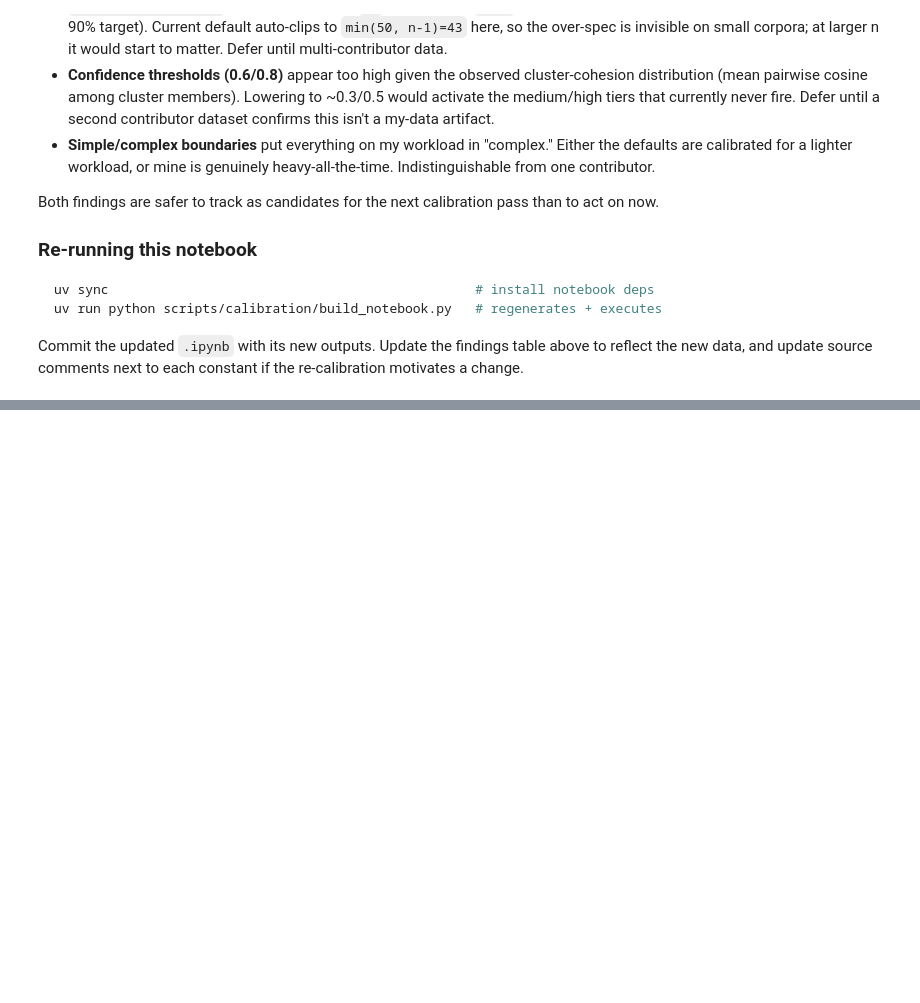
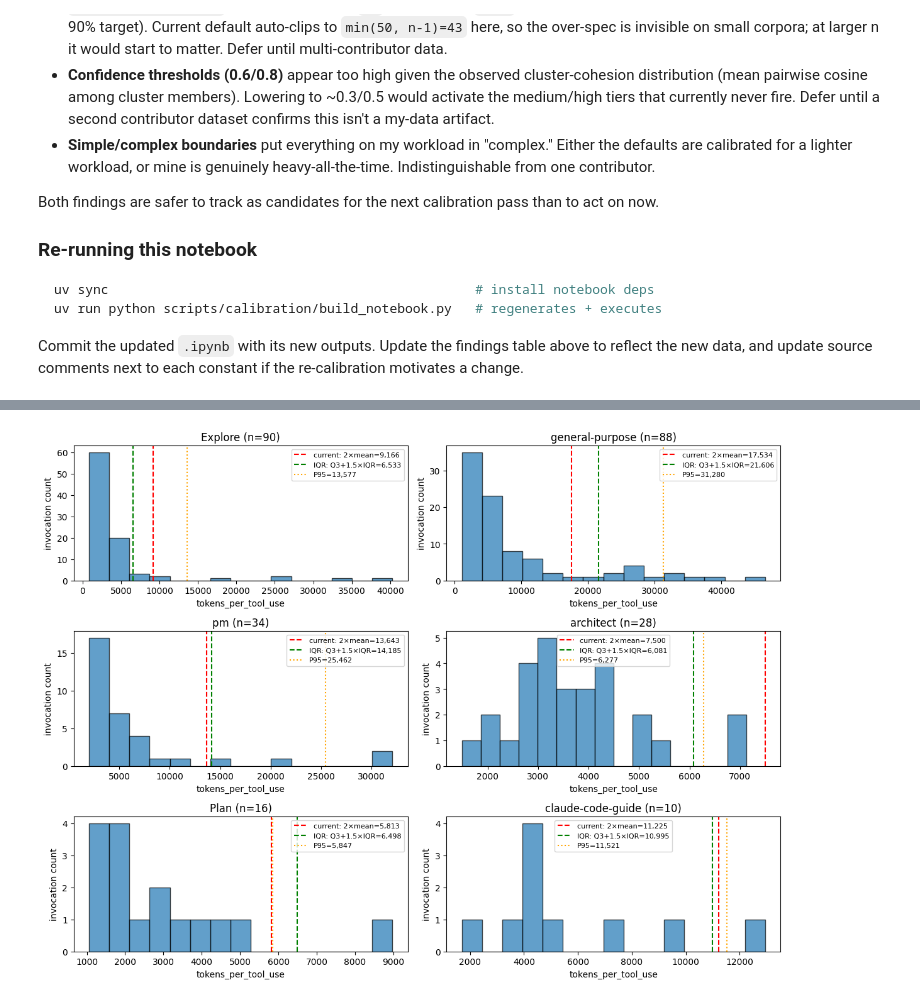
Before and after one commit to frederick-douglas-pearce/agentfluent, a Jupyter notebook: scripts/calibration/threshold_validation.ipynb, the cells around one changed output, grey strips where cells are left out. Cells and saved outputs as stored; diff of their text form; code cells hidden in the pictures; blank space fills up the shorter version.

```diff
--- a/scripts/calibration/threshold_validation.ipynb
+++ b/scripts/calibration/threshold_validation.ipynb
@@ -671,0 +719,17 @@ to each constant if the re-calibration motivates a change.
+# %%
+# Build per-agent-type token-per-tool-use DataFrame
+df_tok = df_inv.dropna(subset=["total_tokens", "tool_uses"]).copy()
+df_tok = df_tok[df_tok["tool_uses"] > 0]
+df_tok["tokens_per_tool_use"] = df_tok["total_tokens"] / df_tok["tool_uses"]
+
+# Restrict to agent types with enough data points for meaningful per-type stats
+agent_n = df_tok.groupby("agent_type").size()
+eligible_types = agent_n[agent_n >= 5].index.tolist()
+df_tok_eligible = df_tok[df_tok["agent_type"].isin(eligible_types)].copy()
+
+print(f"Total invocations with token data: {len(df_tok)}")
+print(f"Agent types with n ≥ 5 (eligible for per-type analysis): "
+      f"{len(eligible_types)} — {sorted(eligible_types)}")
+print(f"Eligible invocations: {len(df_tok_eligible)}")
+
+agent_n.sort_values(ascending=False)
@@ -671,0 +782,36 @@ to each constant if the re-calibration motivates a change.
+# %%
+# Histograms per eligible agent type with current threshold + alternatives marked
+ncols = min(2, len(eligible_types))
+nrows = (len(eligible_types) + ncols - 1) // ncols if ncols else 0
+fig, axes = plt.subplots(nrows, ncols, figsize=(12, 3 * max(nrows, 1)),
+                         squeeze=False) if nrows else (None, None)
+if axes is not None:
+    flat = axes.flat
+    for ax, agent_type in zip(flat, sorted(eligible_types,
+                                           key=lambda t: -agent_n[t])):
+        vals = df_tok_eligible[
+            df_tok_eligible["agent_type"] == agent_type
+        ]["tokens_per_tool_use"]
+        ax.hist(vals, bins=15, edgecolor="black", alpha=0.7)
+        mean = vals.mean()
+        q3 = vals.quantile(0.75)
+        iqr = q3 - vals.quantile(0.25)
+        ax.axvline(mean * 2.0, color="red", linestyle="--",
+                   label=f"current: 2×mean={mean*2:,.0f}")
+        ax.axvline(q3 + 1.5 * iqr, color="green", linestyle="--",
+                   label=f"IQR: Q3+1.5×IQR={q3+1.5*iqr:,.0f}")
+        ax.axvline(vals.quantile(0.95), color="orange", linestyle=":",
+                   label=f"P95={vals.quantile(0.95):,.0f}")
+        ax.set_xlabel("tokens_per_tool_use")
+        ax.set_ylabel("invocation count")
+        ax.set_title(f"{agent_type} (n={len(vals)})")
+        ax.legend(fontsize=8)
+    # Hide any unused axes
+    for ax in list(flat)[len(eligible_types):]:
+        ax.set_visible(False)
+    plt.tight_layout()
+    plt.show()
+else:
+    print("No eligible agent types for histograms.")
+# %% [output]
+[figure, added]
```
Also changed, not shown: parts of 25 cells of this notebook, 1 other file.
